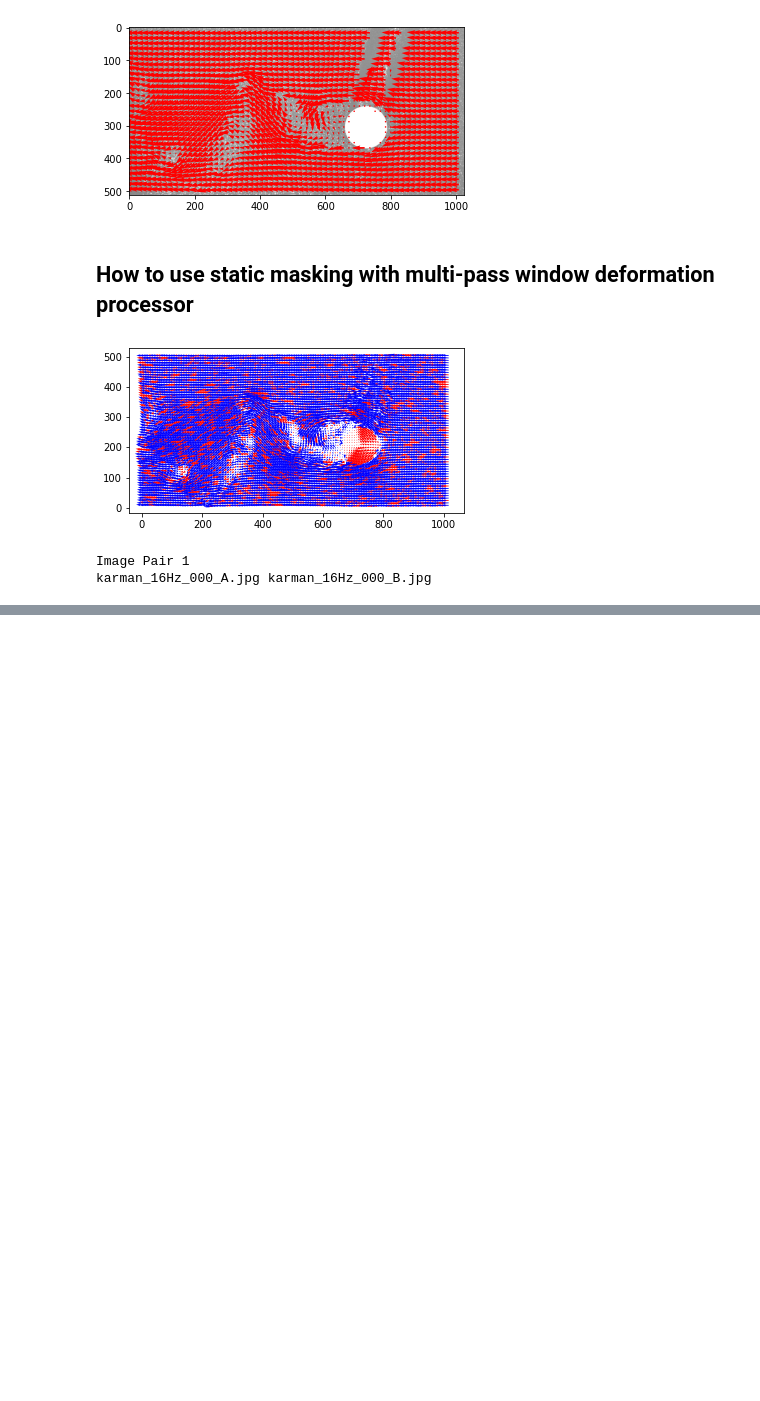
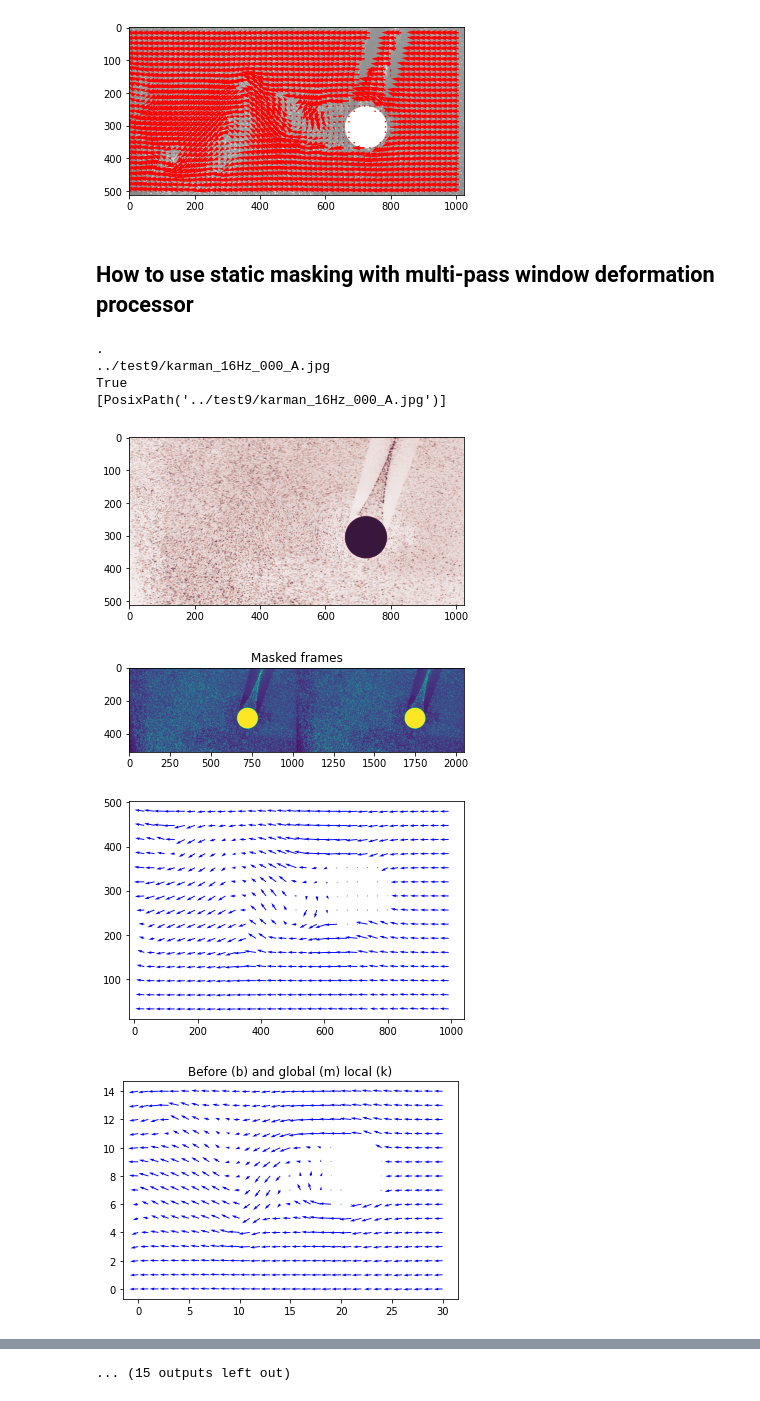
Before and after one commit to OpenPIV/openpiv-python-examples, a Jupyter notebook: notebooks/openpiv_static_masking_example.ipynb, the cells around one changed output, grey strips where cells are left out. Drawn from its saved outputs; the diff is of its cells as text; code cells hidden in the pictures; blank space fills up the shorter version.

```diff
--- a/notebooks/openpiv_static_masking_example.ipynb
+++ b/notebooks/openpiv_static_masking_example.ipynb
@@ -91,14 +93,12 @@ simple_piv(masked_a, masked_b);
 ## How to use static masking with multi-pass window deformation processor
 # %%
 from openpiv import windef
+settings = windef.PIVSettings()
+settings.filepath_images = pathlib.Path('.')
+settings.frame_pattern_a = str(images[0])
+settings.frame_pattern_b = str(images[1])
+
+settings.static_masking = True
+settings.static_mask = mask
+settings.show_all_plots = True
+settings.show_plot = True
-# %%
-settings = windef.Settings()
-# %%
-settings.filepath_images = '.'
-settings.frame_pattern_a = images[0]
-settings.frame_pattern_b = images[1]
-
-settings.static_masking = True
-settings.static_mask = mask
-
-# windef.piv(settings)
@@ -1129,6 +105,11 @@ class Settings(FrozenClass):
 # %%
-piv(settings)
+windef.piv(settings)
 # %% [output]
+.
+../test9/karman_16Hz_000_A.jpg
+True
+[PosixPath('../test9/karman_16Hz_000_A.jpg')]
-[figure, old version]
+[figure, new version]
-Image Pair 1
-karman_16Hz_000_A.jpg karman_16Hz_000_B.jpg
+[figure, added]
+[figure, added]
+[figure, added]
@@ -1134,0 +123 @@ karman_16Hz_000_A.jpg karman_16Hz_000_B.jpg
+... (15 outputs left out)
```
Also changed, not shown: parts of 3 cells of this notebook, 1 other file.
